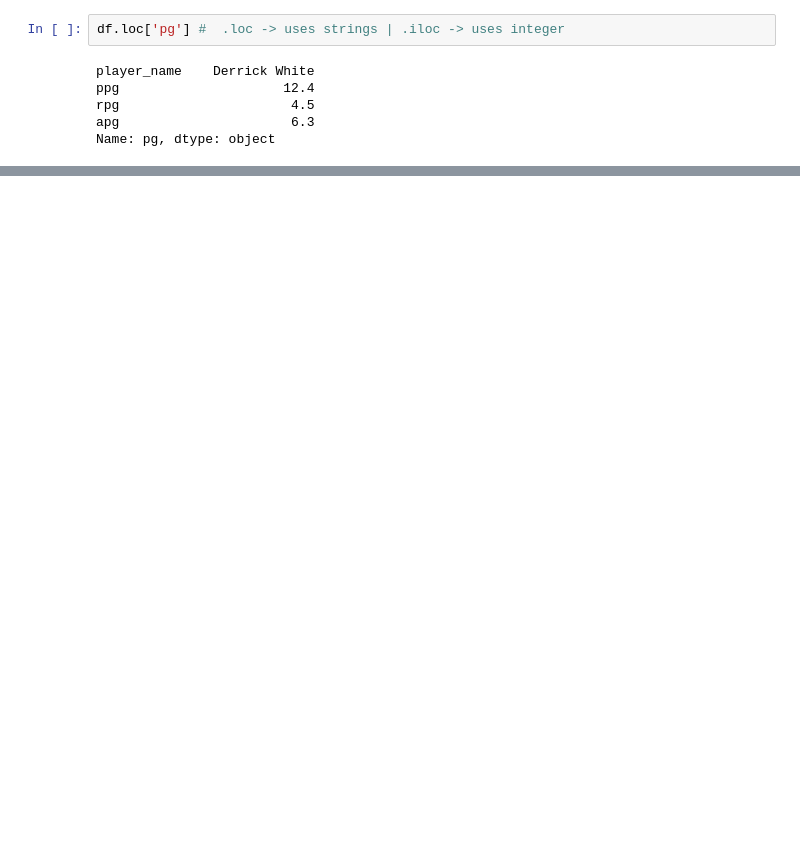
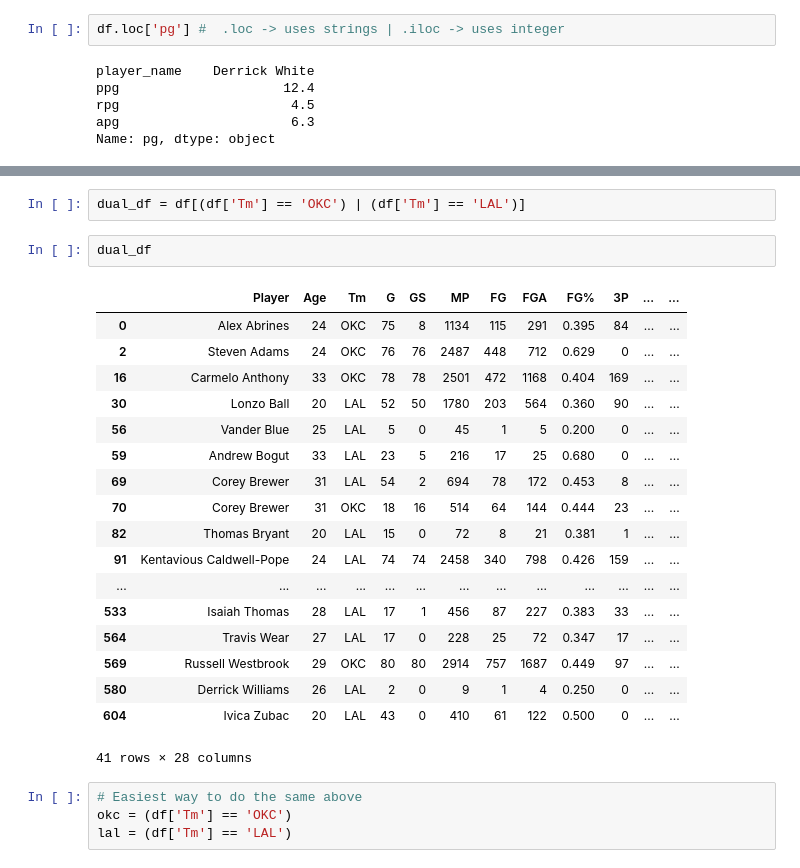
Before and after one commit to flan02/nba-python-pandas, a Jupyter notebook: data/pandas_dataframe.ipynb, the cells around one changed output, grey strips where cells are left out. Cells and saved outputs as stored; diff of their text form; blank space fills up the shorter version.

```diff
--- a/data/pandas_dataframe.ipynb
+++ b/data/pandas_dataframe.ipynb
@@ -1165,0 +1548,27 @@ KeyError: "['sf'] not in index"
+# %%
+dual_df = df[(df['Tm'] == 'OKC') | (df['Tm'] == 'LAL')]
+# %%
+dual_df
+# %% [output]
+|  | Player | Age | Tm | G | GS | MP | FG | FGA | FG% | 3P | ... | ... |
+| 0 | Alex Abrines | 24 | OKC | 75 | 8 | 1134 | 115 | 291 | 0.395 | 84 | ... | ... |
+| 2 | Steven Adams | 24 | OKC | 76 | 76 | 2487 | 448 | 712 | 0.629 | 0 | ... | ... |
+| 16 | Carmelo Anthony | 33 | OKC | 78 | 78 | 2501 | 472 | 1168 | 0.404 | 169 | ... | ... |
+| 30 | Lonzo Ball | 20 | LAL | 52 | 50 | 1780 | 203 | 564 | 0.360 | 90 | ... | ... |
+| 56 | Vander Blue | 25 | LAL | 5 | 0 | 45 | 1 | 5 | 0.200 | 0 | ... | ... |
+| 59 | Andrew Bogut | 33 | LAL | 23 | 5 | 216 | 17 | 25 | 0.680 | 0 | ... | ... |
+| 69 | Corey Brewer | 31 | LAL | 54 | 2 | 694 | 78 | 172 | 0.453 | 8 | ... | ... |
+| 70 | Corey Brewer | 31 | OKC | 18 | 16 | 514 | 64 | 144 | 0.444 | 23 | ... | ... |
+| 82 | Thomas Bryant | 20 | LAL | 15 | 0 | 72 | 8 | 21 | 0.381 | 1 | ... | ... |
+| 91 | Kentavious Caldwell-Pope | 24 | LAL | 74 | 74 | 2458 | 340 | 798 | 0.426 | 159 | ... | ... |
+| ... | ... | ... | ... | ... | ... | ... | ... | ... | ... | ... | ... | ... |
+| 533 | Isaiah Thomas | 28 | LAL | 17 | 1 | 456 | 87 | 227 | 0.383 | 33 | ... | ... |
+| 564 | Travis Wear | 27 | LAL | 17 | 0 | 228 | 25 | 72 | 0.347 | 17 | ... | ... |
+| 569 | Russell Westbrook | 29 | OKC | 80 | 80 | 2914 | 757 | 1687 | 0.449 | 97 | ... | ... |
+| 580 | Derrick Williams | 26 | LAL | 2 | 0 | 9 | 1 | 4 | 0.250 | 0 | ... | ... |
+| 604 | Ivica Zubac | 20 | LAL | 43 | 0 | 410 | 61 | 122 | 0.500 | 0 | ... | ... |
+41 rows × 28 columns
+# %%
+# Easiest way to do the same above
+okc = (df['Tm'] == 'OKC')
+lal = (df['Tm'] == 'LAL')
```
Also changed, not shown: parts of 71 cells of this notebook, 1 other file.
